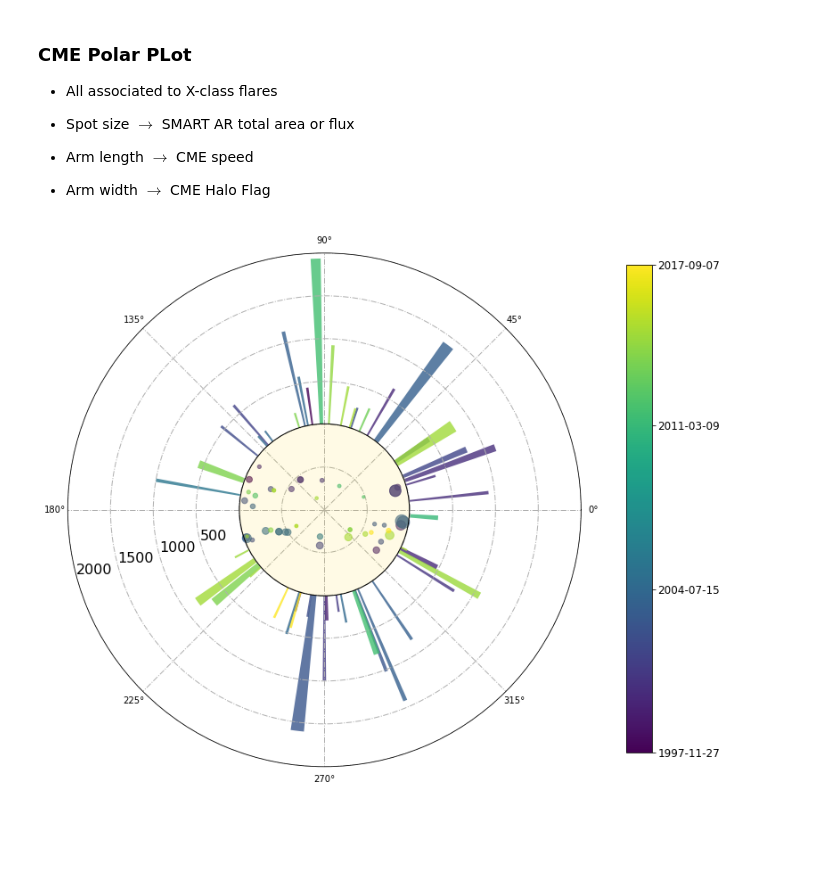
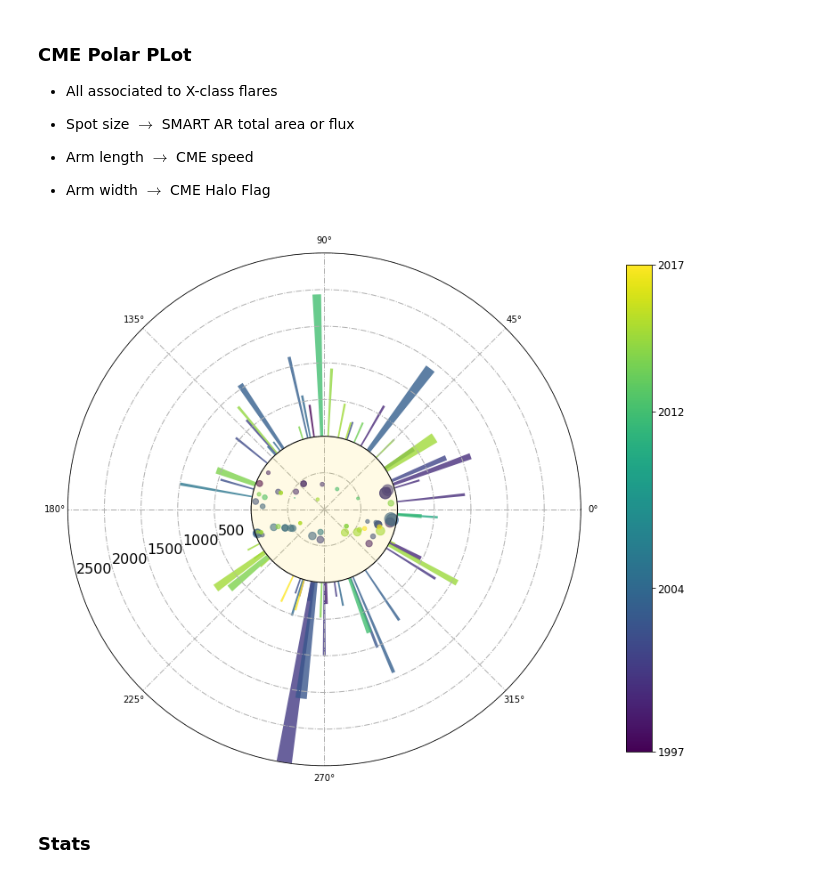
Before and after one commit to peterbreslin/ss_project, a Jupyter notebook: plots/cme_polar_plt.ipynb, the cells around one changed output. Cells and saved outputs as stored; diff of their text form; code cells hidden in the pictures; blank space fills up the shorter version.

```diff
--- a/plots/cme_polar_plt.ipynb
+++ b/plots/cme_polar_plt.ipynb
@@ -45,8 +45,12 @@ dfx.smart_total_flux = dfx.smart_total_flux.values.astype(float)
 dfx = dfx.reset_index(drop=True)
 
 # Look at big CMEs only
-x = dfx[ (dfx['goes_flux'] > -4.0)  & (dfx['goes_flux'] <= -3.0) ]
+x = dfx[ (dfx['goes_flux'] >= -4.0)]
 x = x.reset_index(drop=True)
+
+# M-class for stats
+m = dfx[ (dfx['goes_flux'] >= -5.0)  & (dfx['goes_flux'] < -4.0) ]
+m = m.reset_index(drop=True)
 
 # Halos
 x['cme_halo'] = x['cme_halo'].replace([1.0],1)
@@ -61,35 +65,42 @@ size_f = 50*x.smart_total_flux/x.smart_total_flux.mean()
 # %%
 # Plotting
 cmap = plt.cm.viridis
 norm = matplotlib.colors.Normalize(min(x_dates), max(x_dates))
 
 # CMEs
 fig = plt.figure(figsize=(4, 4), facecolor='white')
 ax1 = plt.axes([0.025, 0.025, 2, 2], polar=True)
 ax1.bar(x=x.cme_angle/180*np.pi, height=x.cme_speed, width=1/50*x.cme_halo, bottom=1000, alpha=0.8, color=cmap(norm(x_dates)))
-ax1.set_ylim(0,3000)
-ax1.set_yticklabels(['', '', '500', '1000', '1500', '2000'], fontsize=16)
+ax1.set_ylim(0,3500)
+ax1.set_yticklabels(['', '', '500', '1000', '1500', '2000', '2500', '3000'], fontsize=16)
 ax1.grid(linewidth=1, linestyle='-.')
 ax1.set_rlabel_position(195)
 
 fc = colorConverter.to_rgba('gold', alpha=0.1)
 
 # ARs
-ax2 = plt.axes([0.680, 0.676, 0.69, 0.698])
+ax2 = plt.axes([0.728, 0.728, 0.594, 0.594])
 ax2.set_axis_off()
 circ = plt.Circle((0, 0), 960, transform=ax2.transData._b, ec='k', lw=1, fc=fc, fill=True)
 ax2.add_artist(circ)
 sct = ax2.scatter(x['smart_hcx_position'], x['smart_hcy_position'], s=size_f, c=x_dates, alpha=0.6)
 ax2.set_xlim(-1000, 1000)
 ax2.set_ylim(-1000, 1000)
 
 # colourbar
 ax3 = plt.axes([2.2, 0.08, 0.1, 1.9])
 cb = fig.colorbar(mpl.cm.ScalarMappable(norm=norm, cmap=cmap), cax=ax3, orientation='vertical',
-                  ticks=[min(x_dates), x_dates[23], x_dates[29], max(x_dates)])
-cb.ax.set_yticklabels(['1997-11-27', '2004-07-15', '2011-03-09', '2017-09-07'], fontsize=12)
+                  ticks=[min(x_dates), x_dates[32], x_dates[37], max(x_dates)])
+cb.ax.set_yticklabels(['1997', '2004', '2012', '2017'], fontsize=12)
 
-#plt.savefig('cme_polar_plot_v2.png', dpi=300, bbox_inches="tight", pad_inches=0.1)
+# Previous config
+#ax2 = plt.axes([0.680, 0.676, 0.69, 0.698])
+#ticks=[min(x_dates), x_dates[23], x_dates[29], max(x_dates)])
+#cb.ax.set_yticklabels(['1997-11-27', '2004-07-15', '2011-03-09', '2017-09-07'], fontsize=12)
+
+#plt.savefig('cme_polar_plot_v4.png', dpi=300, bbox_inches="tight", pad_inches=0.1)
 plt.show()
 # %% [output]
-[figure, old version]
+[figure, new version]
+# %% [markdown]
+### Stats
```
Also changed, not shown: parts of 2 cells of this notebook.
